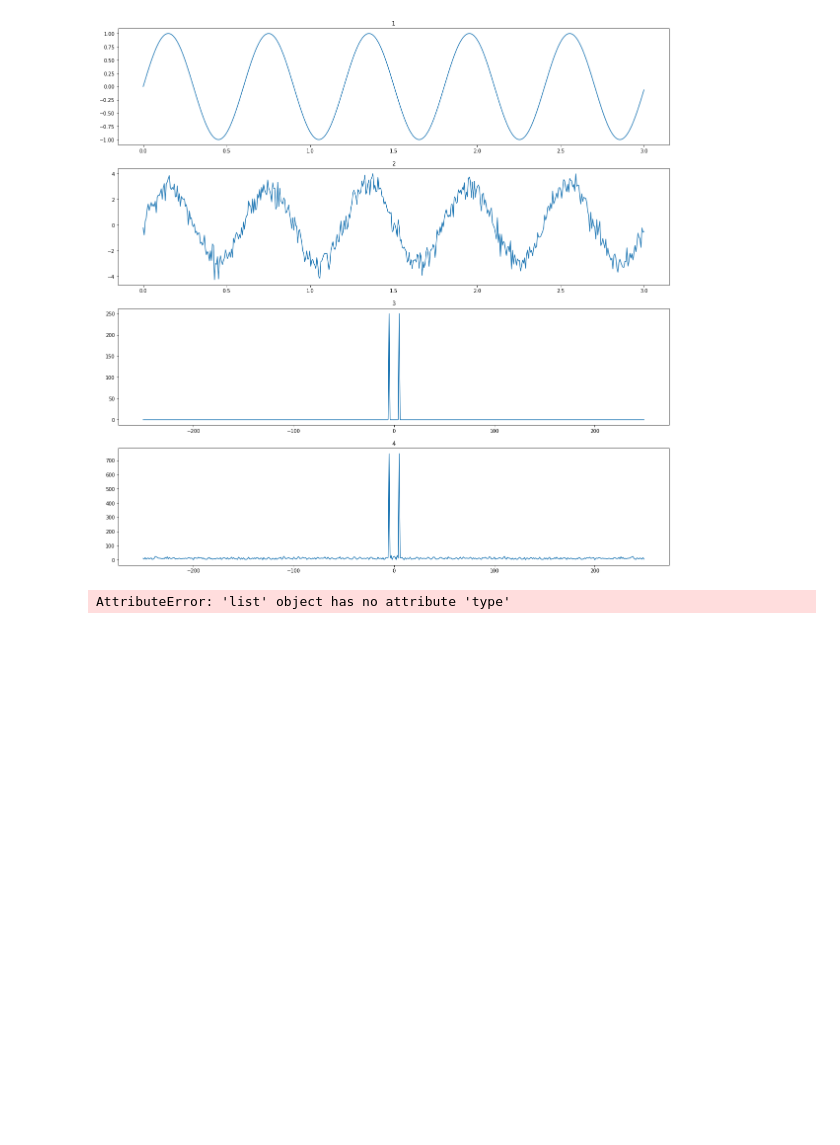
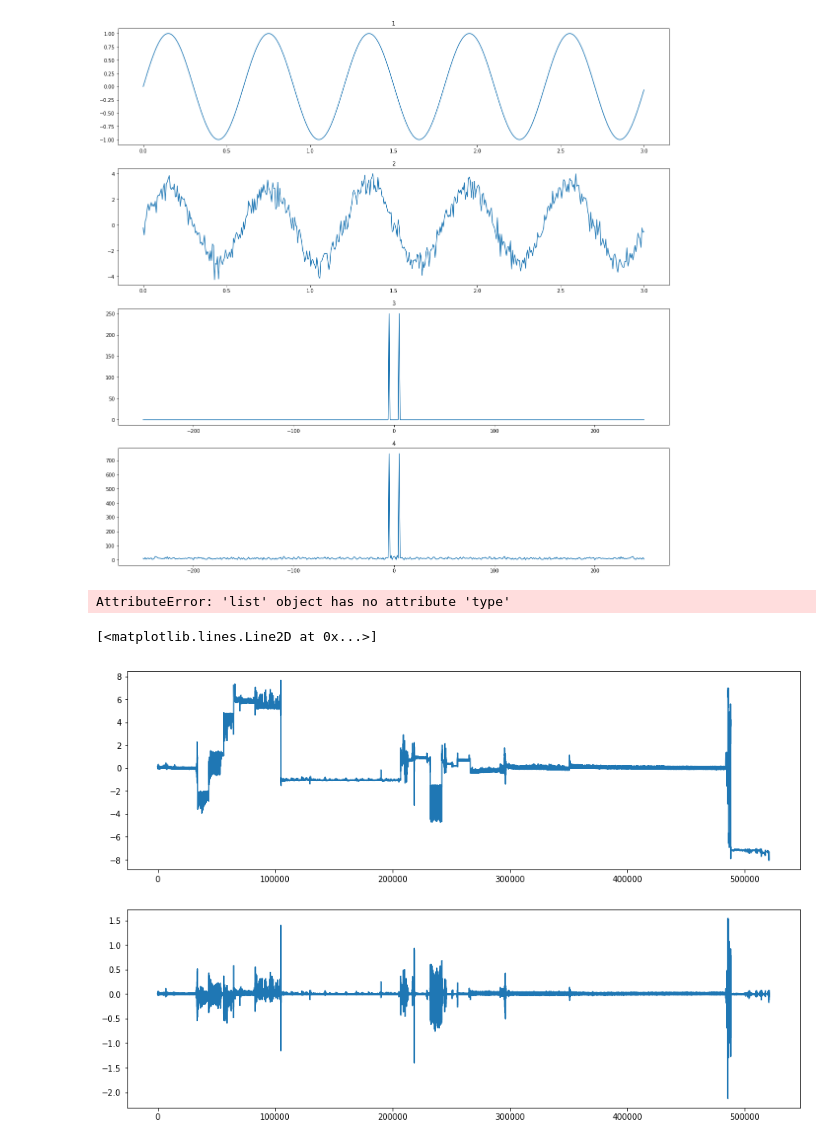
Before and after one commit to MaleFic7/gituser, a Jupyter notebook: ws.ipynb, the cells around one changed output. Saved outputs shown, nothing was run; the diff lists cells and outputs as text; code cells hidden in the pictures; blank space fills up the shorter version.

```diff
--- a/ws.ipynb
+++ b/ws.ipynb
@@ -122,3 +122,54 @@ print (xx.type)
 # %% [output]
 [figure]
 AttributeError: 'list' object has no attribute 'type'
+# %%
+%matplotlib inline
+from scipy import signal
+import math
+import matplotlib.pyplot as pl
+import matplotlib
+from numpy import *
+import numpy as np
+from tkinter import *
+import tkinter.filedialog as tk
+import os
+default_dir = r"C:\Users\lenovo\Desktop"
+fname = tk.askopenfilename(initialdir=(os.path.expanduser(default_dir)))
+f=open(fname)
+data=f.read()
+f.close()
+data2=[]
+data1=data.split()
+for x in data1:
+    y=int(x)
+    data2.append(y)
+count=len(data2)
+#print(count)
+count=int(floor(count/100)*100)
+data3=data2[:count]
+#print(data3)
+I=data3[::2]
+Q=data3[1::2]
+I=np.array(I)
+Q=np.array(Q)
+count=int(count/2)
+argR0Signal=np.zeros(count)
+for i in range (0,count):
+    argR0Signal[i] = math.atan2(Q[i],I[i])
+for i in range (1,count):
+    if argR0Signal[i]-argR0Signal[i-1]>pi:
+        argR0Signal[i] = argR0Signal[i] - 2*pi
+    elif argR0Signal[i]-argR0Signal[i-1]<-pi:
+        argR0Signal[i] = argR0Signal[i] + 2*pi
+b,a = signal.butter(1,0.04,'low')
+sf = signal.filtfilt(b,a,argR0Signal)
+b,a = signal.butter(1,0.015,'high')
+sf = signal.filtfilt(b,a,sf)
+pl.figure(figsize=(15, 10))
+pl.subplot(211)
+pl.plot(argR0Signal)
+pl.subplot(212)
+pl.plot(sf)
+# %% [output]
+[<matplotlib.lines.Line2D at 0x...>]
+[figure, added]
```
